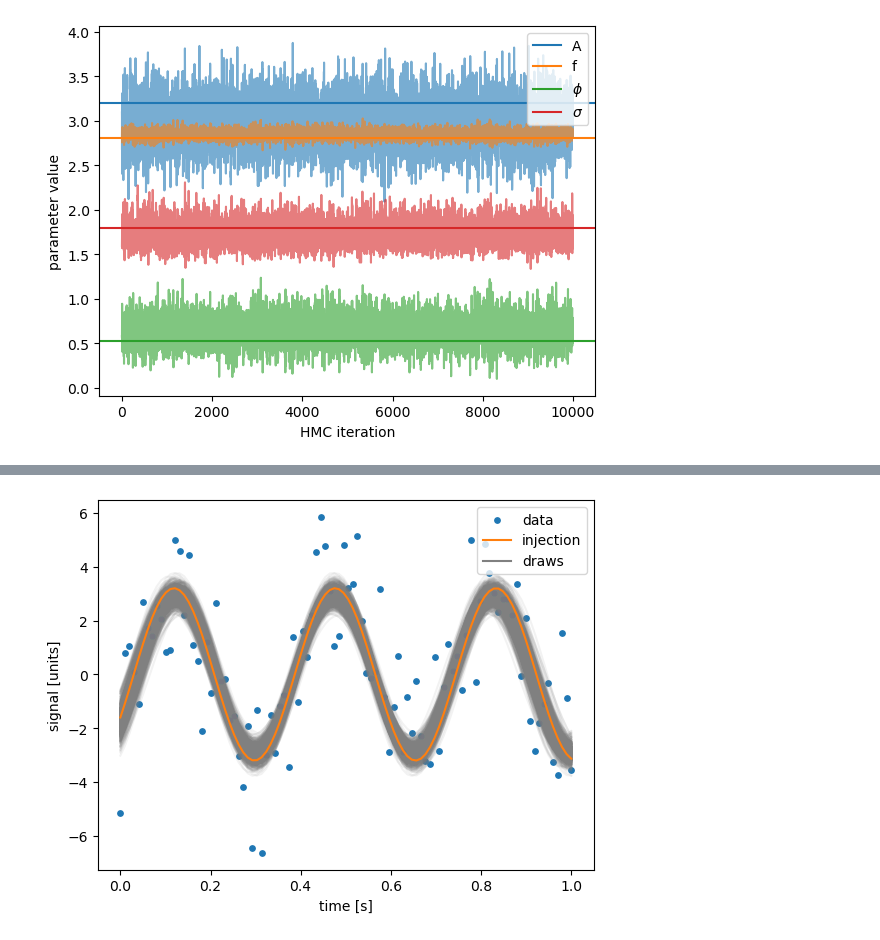
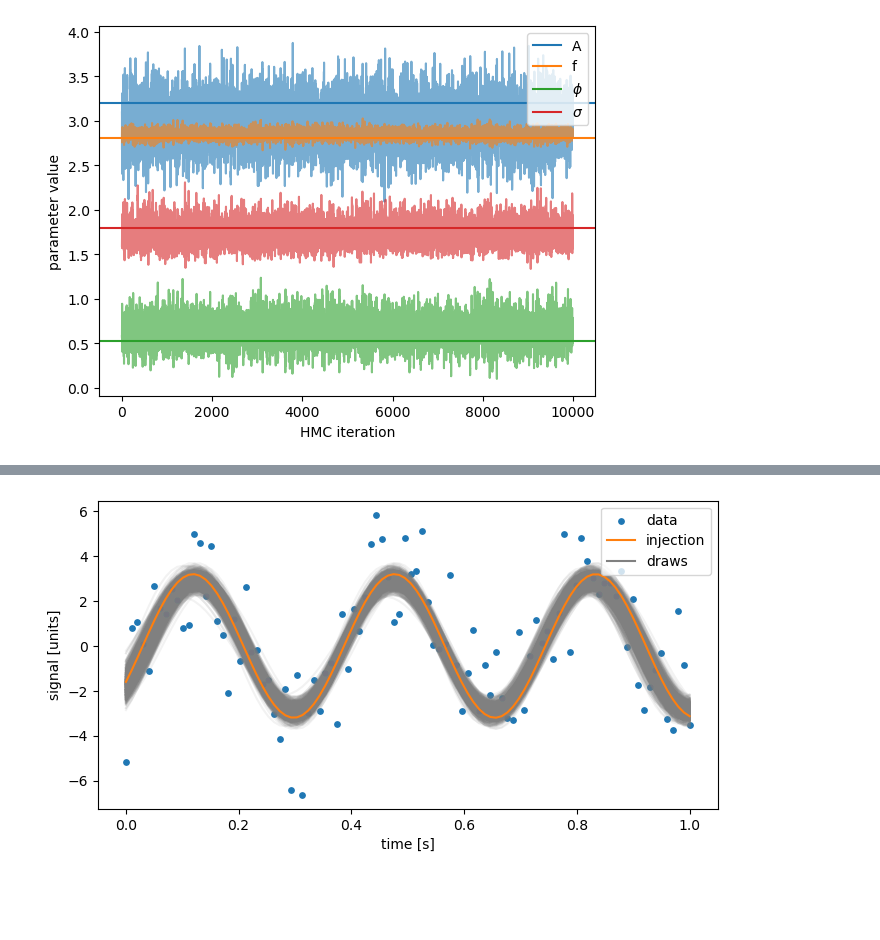
Before and after one commit to aiden-g12321/HMC_example, a Jupyter notebook: HMC_example.ipynb, the cells around one changed output, grey strips where cells are left out. Drawn from its saved outputs; the diff is of its cells as text; code cells hidden in the pictures; blank space fills up the shorter version.

```diff
--- a/HMC_example.ipynb
+++ b/HMC_example.ipynb
@@ -88,7 +88,7 @@ p(\mathbf{d}|A, f, \phi, \sigma) \propto \frac{1}{\sigma^{N_t}}\;\text{exp}\bigg
 amp_min, amp_max = 0., 10.
 freq_min, freq_max = 0., 10.
 phase_min, phase_max = 0., 2. * np.pi
-sigma_min, sigma_max = 0.0, 10.0
+sigma_min, sigma_max = 0., 10.
 x_min = jnp.array([amp_min, freq_min, phase_min, sigma_min])
 x_max = jnp.array([amp_max, freq_max, phase_max, sigma_max])
 
@@ -334,18 +334,19 @@ plt.show()
 # %%
 # Bayesogram
 num_draws = 1000
 fair_draw_ndxs = np.random.choice(num_HMC_samples, size=num_draws)
+plt.figure(figsize=(8, 4))
 plt.scatter(times, data, color='C0', s=15, label='data')
 [plt.plot(times, model(*x), color='grey', alpha=0.1)
 for x in HMC_samples[fair_draw_ndxs, :-1]]
 plt.plot(times, signal_inj, color='C1', label='injection')
 plt.plot([], [], color='grey', label='draws')
 plt.xlabel('time [s]')
 plt.ylabel('signal [units]')
 plt.legend(loc='upper right')
 plt.show()
 # %% [output]
-[figure, old version]
+[figure, new version]
 # %%
 # compute match
 data_power = jnp.sum(data**2.)
```
Also changed, not shown: parts of 11 cells of this notebook.
